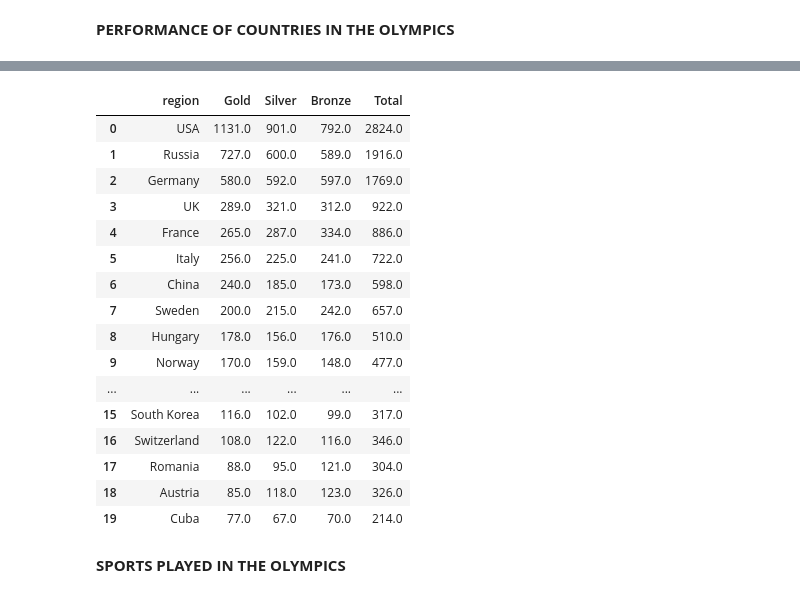
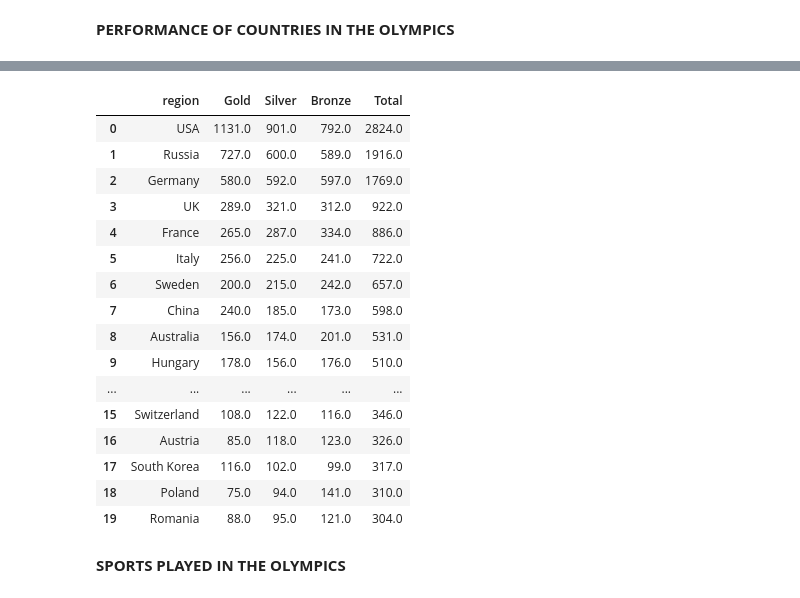
Before and after one commit to MaliheDahmardeh/Olympic-History, a Jupyter notebook: Olympic_History.ipynb, the cells around one changed output, grey strips where cells are left out. Saved outputs shown, nothing was run; the diff lists cells and outputs as text; code cells hidden in the pictures.

```diff
--- a/Olympic_History.ipynb
+++ b/Olympic_History.ipynb
@@ -396,26 +358,28 @@ df_medal_duplicated
 # %%
 #number of different medals from 1896 to 2016 for each region,by using (df_medal_duplicated) for counting medal for different country consider one medal for each team sport,
-number_of_different_medals=df_medal_duplicated.groupby('region').sum()[['Gold','Silver','Bronze']].sort_values('Gold',ascending=False).reset_index()
+number_of_different_medals=df_medal_duplicated.groupby('region').sum()[['Gold','Silver','Bronze']].reset_index()
 number_of_different_medals['Total']=number_of_different_medals['Gold'] + number_of_different_medals['Silver'] + number_of_different_medals['Bronze']
-number_of_different_medals.head(20)
+country_medals=number_of_different_medals.sort_values('Total',ascending=False).reset_index()
+country_medals.drop(columns=['index'], inplace=True)
+country_medals.head(20)
 # %% [output]
 |  | region | Gold | Silver | Bronze | Total |
 | 0 | USA | 1131.0 | 901.0 | 792.0 | 2824.0 |
 | 1 | Russia | 727.0 | 600.0 | 589.0 | 1916.0 |
 | 2 | Germany | 580.0 | 592.0 | 597.0 | 1769.0 |
 | 3 | UK | 289.0 | 321.0 | 312.0 | 922.0 |
 | 4 | France | 265.0 | 287.0 | 334.0 | 886.0 |
 | 5 | Italy | 256.0 | 225.0 | 241.0 | 722.0 |
-| 6 | China | 240.0 | 185.0 | 173.0 | 598.0 |
-| 7 | Sweden | 200.0 | 215.0 | 242.0 | 657.0 |
-| 8 | Hungary | 178.0 | 156.0 | 176.0 | 510.0 |
-| 9 | Norway | 170.0 | 159.0 | 148.0 | 477.0 |
+| 6 | Sweden | 200.0 | 215.0 | 242.0 | 657.0 |
+| 7 | China | 240.0 | 185.0 | 173.0 | 598.0 |
+| 8 | Australia | 156.0 | 174.0 | 201.0 | 531.0 |
+| 9 | Hungary | 178.0 | 156.0 | 176.0 | 510.0 |
 | ... | ... | ... | ... | ... | ... |
-| 15 | South Korea | 116.0 | 102.0 | 99.0 | 317.0 |
-| 16 | Switzerland | 108.0 | 122.0 | 116.0 | 346.0 |
-| 17 | Romania | 88.0 | 95.0 | 121.0 | 304.0 |
-| 18 | Austria | 85.0 | 118.0 | 123.0 | 326.0 |
-| 19 | Cuba | 77.0 | 67.0 | 70.0 | 214.0 |
+| 15 | Switzerland | 108.0 | 122.0 | 116.0 | 346.0 |
+| 16 | Austria | 85.0 | 118.0 | 123.0 | 326.0 |
+| 17 | South Korea | 116.0 | 102.0 | 99.0 | 317.0 |
+| 18 | Poland | 75.0 | 94.0 | 141.0 | 310.0 |
+| 19 | Romania | 88.0 | 95.0 | 121.0 | 304.0 |
 # %% [markdown]
 **SPORTS PLAYED IN THE OLYMPICS**
 # %%
```
Also changed, not shown: parts of 25 cells of this notebook.
